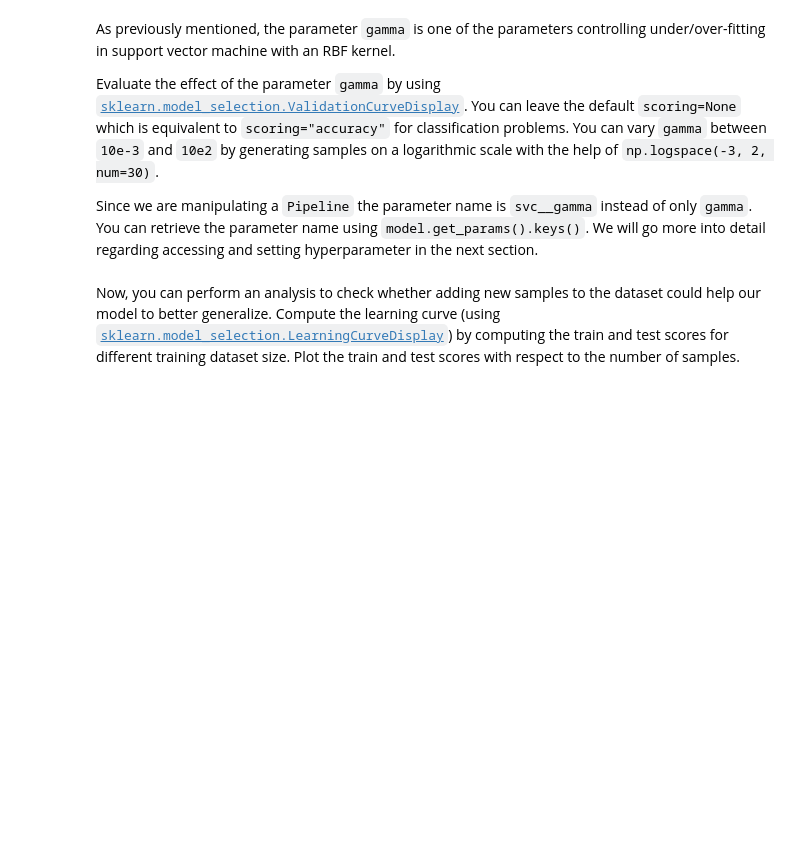
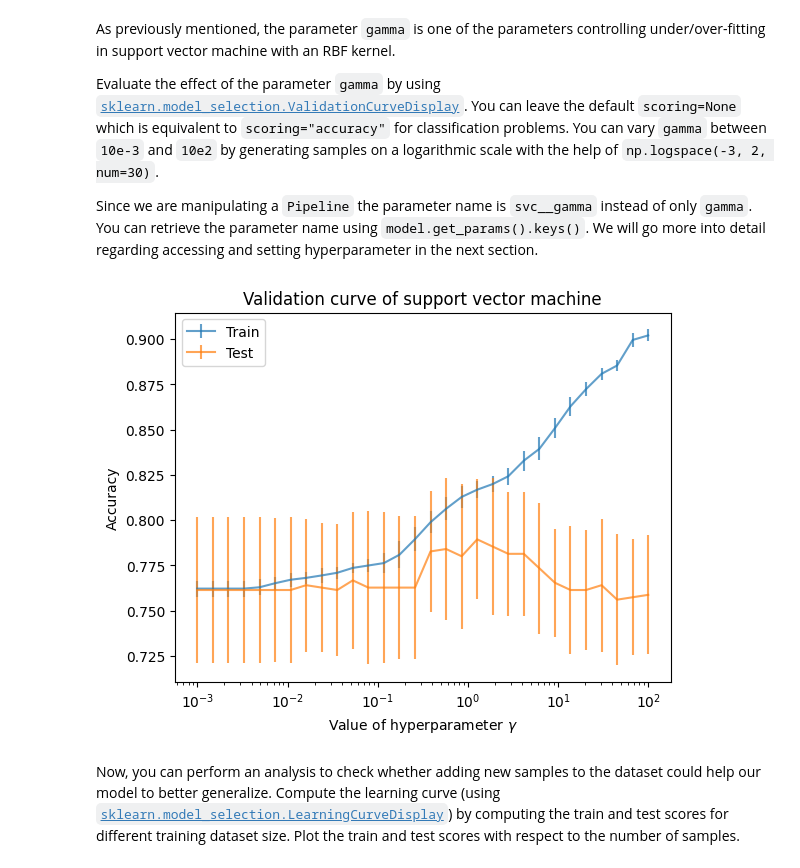
Before and after one commit to Faro0oh/Week3, a Jupyter notebook: week3/W3 assignment/Notebooks/cross_validation_ex_01.ipynb, the cells around one changed output. Saved outputs shown, nothing was run; the diff lists cells and outputs as text; code cells hidden in the pictures; blank space fills up the shorter version.

Commit message:
Analyze effect of gamma on SVM using validation curve

```diff
--- a/week3/W3 assignment/Notebooks/cross_validation_ex_01.ipynb
+++ b/week3/W3 assignment/Notebooks/cross_validation_ex_01.ipynb
@@ -97,3 +95,29 @@ and setting hyperparameter in the next section.
+# %%
+# Write your code here.
+import numpy as np
+from sklearn.model_selection import ValidationCurveDisplay
+gammas = np.logspace(-3, 2, num=30)
+param_name = "svc__gamma"
+disp = ValidationCurveDisplay.from_estimator(
+    model,
+    data,
+    target,
+    param_name=param_name,
+    param_range=gammas,
+    cv=cv,
+    scoring="accuracy",
+    score_name="Accuracy",
+    std_display_style="errorbar",
+    errorbar_kw={"alpha": 0.7},
+    n_jobs=2,
+)
+
+x = disp.ax_.set(
+    xlabel=r"Value of hyperparameter $\gamma$",
+    title="Validation curve of support vector machine",
+)
+# %% [output]
+[figure, added]
 # %% [markdown]
 Now, you can perform an analysis to check whether adding new samples to the
 dataset could help our model to better generalize. Compute the learning curve
```
Also changed, not shown: parts of 1 cell of this notebook.
